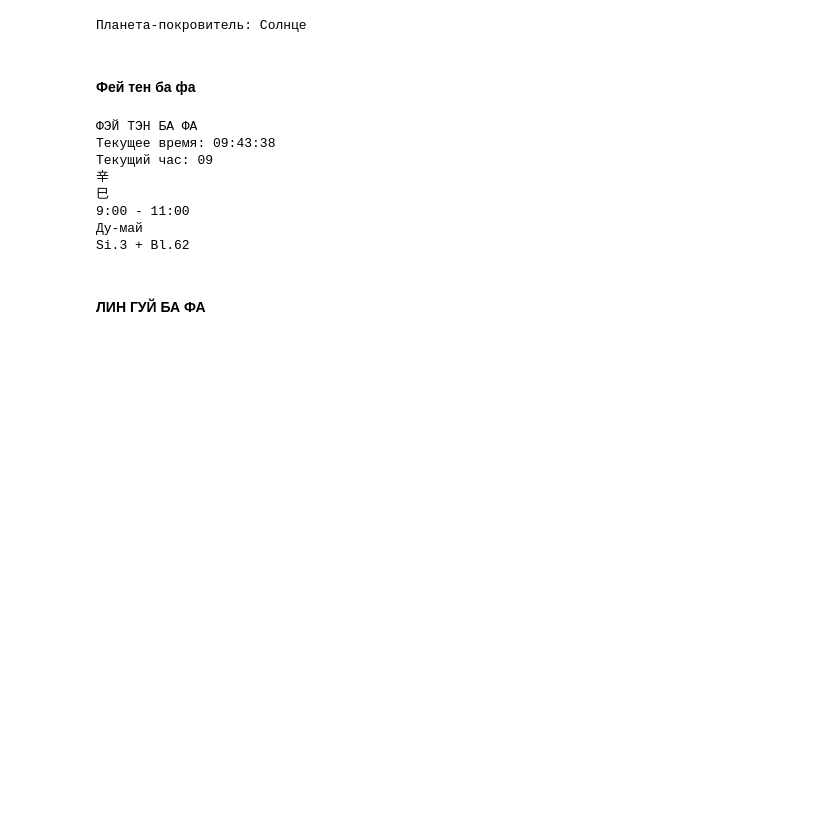
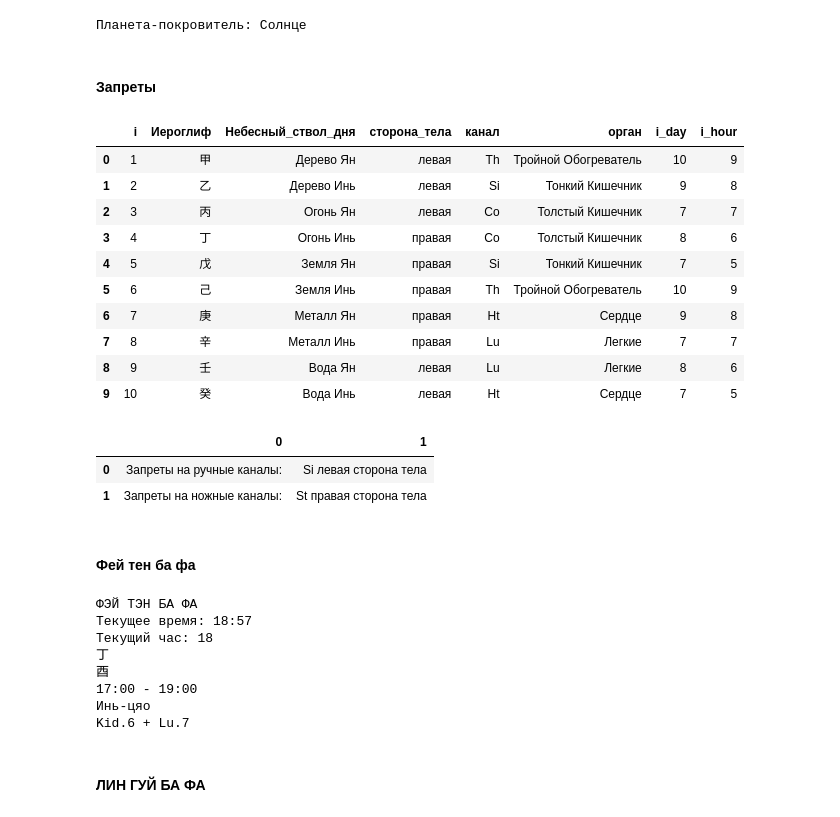
Before and after one commit to Sonnenbergenfluganschluss/BaZi, a Jupyter notebook: app.ipynb, the cells around one changed output. Drawn from its saved outputs; the diff is of its cells as text; code cells hidden in the pictures; blank space fills up the shorter version.

```diff
--- a/app.ipynb
+++ b/app.ipynb
@@ -370,6 +360,41 @@ planet = planets[planets['День_недели']==pd.to_datetime(our_date).day_
 print(f"Планета-покровитель: {planet.capitalize()}")
 # %% [output]
 Планета-покровитель: Солнце
+# %% [markdown]
+#### Запреты
+# %%
+sky_hands
+# %% [output]
+|  | i | Иероглиф | Небесный_ствол_дня | сторона_тела | канал | орган | i_day | i_hour |
+| 0 | 1 | 甲 | Дерево Ян | левая | Th | Тройной Обогреватель | 10 | 9 |
+| 1 | 2 | 乙 | Дерево Инь | левая | Si | Тонкий Кишечник | 9 | 8 |
+| 2 | 3 | 丙 | Огонь Ян | левая | Co | Толстый Кишечник | 7 | 7 |
+| 3 | 4 | 丁 | Огонь Инь | правая | Co | Толстый Кишечник | 8 | 6 |
+| 4 | 5 | 戊 | Земля Ян | правая | Si | Тонкий Кишечник | 7 | 5 |
+| 5 | 6 | 己 | Земля Инь | правая | Th | Тройной Обогреватель | 10 | 9 |
+| 6 | 7 | 庚 | Металл Ян | правая | Ht | Сердце | 9 | 8 |
+| 7 | 8 | 辛 | Металл Инь | правая | Lu | Легкие | 7 | 7 |
+| 8 | 9 | 壬 | Вода Ян | левая | Lu | Легкие | 8 | 6 |
+| 9 | 10 | 癸 | Вода Инь | левая | Ht | Сердце | 7 | 5 |
+# %%
+string_1 = ''
+for s in sky_hands[sky_hands['Иероглиф']==day_iero[0]][['канал', 'сторона_тела']].values[0]:
+    string_1 += s + ' '
+string_1 = string_1 + 'сторона тела'
+
+string_2 = ''
+for s in earth_legs[earth_legs['Иероглиф']==day_iero[1]][['канал', 'сторона_тела']].values[0]:
+    string_2 += s + ' '
+string_2 = string_2 + 'сторона тела'
+
+pd.DataFrame({
+    "0":["Запреты на ручные каналы:", "Запреты на ножные каналы:"],
+    "1":[string_1, string_2]
+    })
+# %% [output]
+|  | 0 | 1 |
+| 0 | Запреты на ручные каналы: | Si левая сторона тела |
+| 1 | Запреты на ножные каналы: | St правая сторона тела |
 # %% [markdown]
 #### Фей тен ба фа
 # %%
@@ -383,17 +408,17 @@ print("ФЭЙ ТЭН БА ФА")
 
 
 time_now = datetime.now()
-current_time = time_now.strftime("%H:%M:%S")
+current_time = CURRENT_TIME_SOLAR
 print("Текущее время:", current_time)
-current_hour = re.search(r"(\d*)", current_time)[0]
+current_hour = re.search(r"(\d*)", CURRENT_TIME_SOLAR)[0]
 print("Текущий час:", current_hour)
 
 # Определяем час по текущему времени.
 
-if ((int(current_hour) >= 0) & (int(current_hour) < 1)) or (int(current_hour) >= 23):
-    current_hour_china_list = feitenbafa_day.iloc[0].values
+if (int(current_hour) == 21) or (int(current_hour) == 22):
+    current_hour_china_list = feitenbafa_day.iloc[11].values
 else:
-    for h in range(1, 12):
+    for h in range(11):
         if (int(current_hour) >= (feitenbafa['Время_int'][h])) & (int(current_hour) < (feitenbafa['Время_int'][h+1])):
             current_hour_china_list = feitenbafa_day.iloc[h].values
             break
@@ -402,16 +427,19 @@ print("\n".join(current_hour_china_list))
 
 feitenbafa_day_disp = feitenbafa_day.iloc[:, 1:].T
 feitenbafa_day_disp.to_csv("feitenbafa_day_disp.csv", index=False)
-feitenbafa_day_disp = pd.read_csv("feitenbafa_day_disp.csv", header=1)
+feitenbafa_day_disp = pd.read_csv("data/feitenbafa_day_disp.csv", header=1)
+
+
+current_hour_china = ''.join(current_hour_china_list[:2])
 # %% [output]
 ФЭЙ ТЭН БА ФА
-Текущее время: 09:43:38
-Текущий час: 09
-辛
-巳
-9:00 - 11:00
-Ду-май
-Si.3 + Bl.62
+Текущее время: 18:57
+Текущий час: 18
+丁
+酉
+17:00 - 19:00
+Инь-цяо
+Kid.6 + Lu.7
 # %% [markdown]
 #### ЛИН ГУЙ БА ФА
 # %%
```
Also changed, not shown: parts of 18 cells of this notebook.
